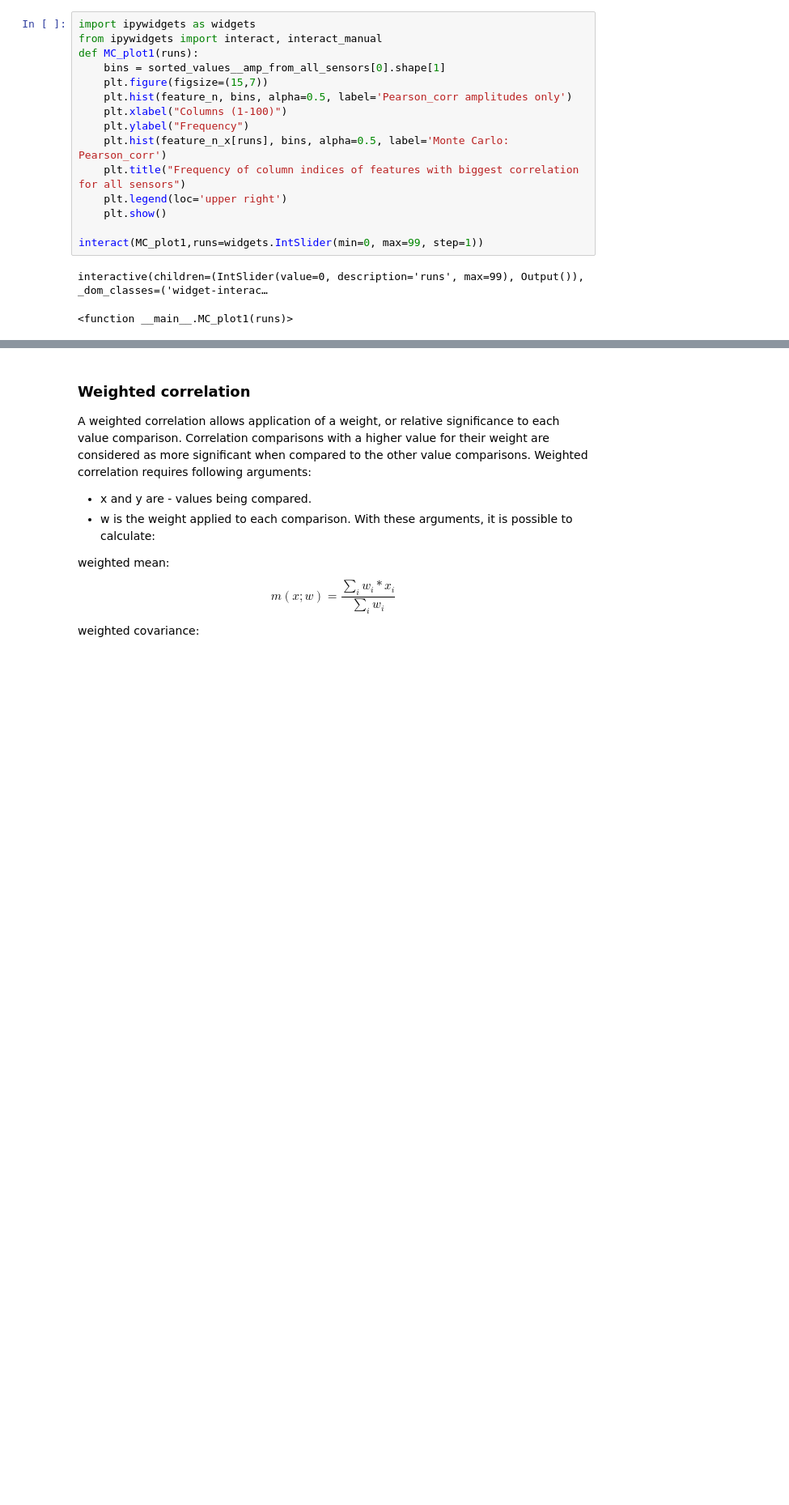
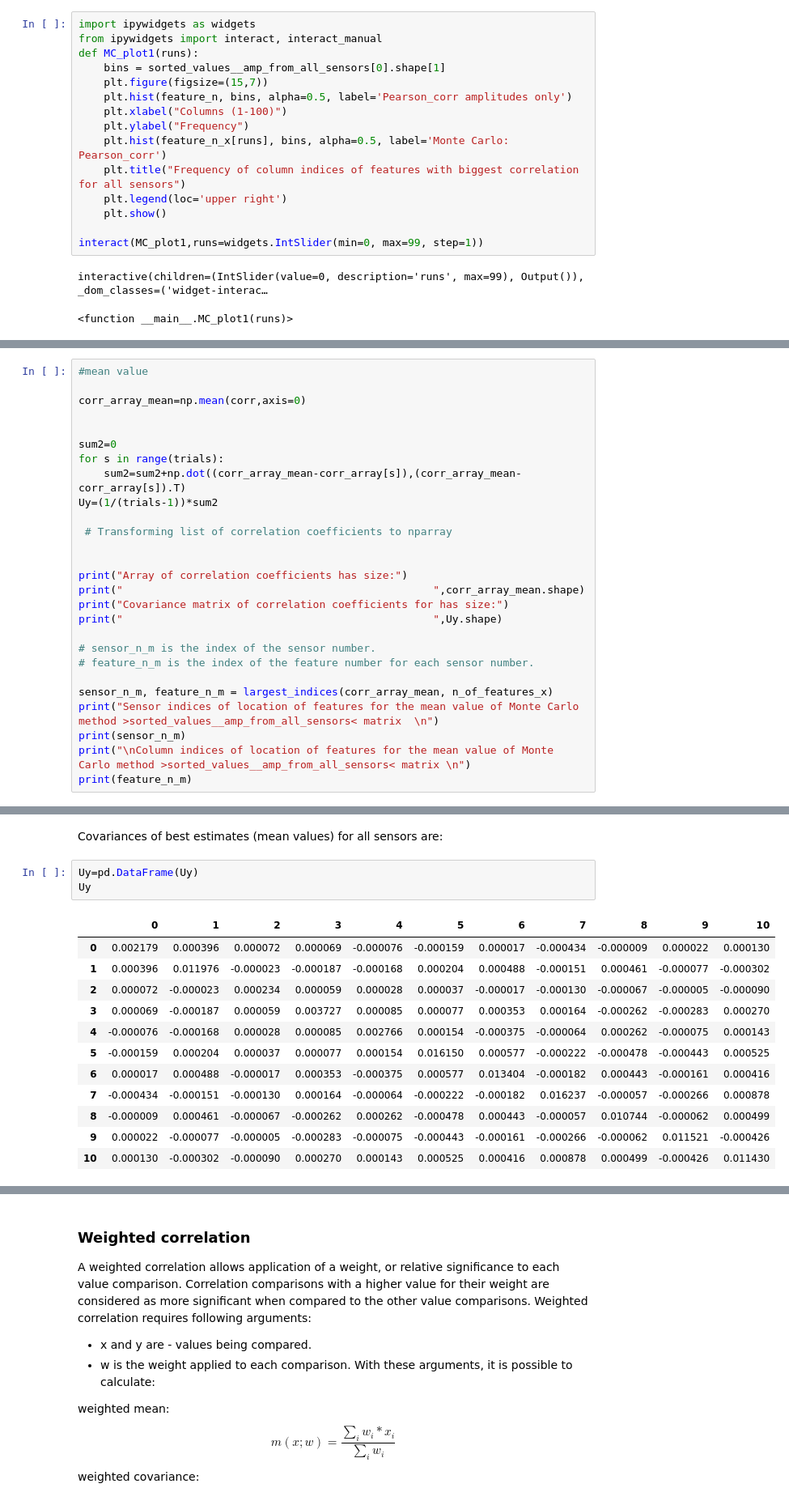
Before and after one commit to ehlimana/ZEMA-machine-learing-tutorials-uncertainty-evaluation, a Jupyter notebook: 3_Feature_selection.ipynb, the cells around one changed output, grey strips where cells are left out. Shown at 81% size. Cells and saved outputs as stored; diff of their text form; blank space fills up the shorter version.

```diff
--- a/3_Feature_selection.ipynb
+++ b/3_Feature_selection.ipynb
@@ -564,0 +580,27 @@ interactive(children=(IntSlider(value=0, description='runs', max=99), Output()),
+# %%
+#mean value
+
+corr_array_mean=np.mean(corr,axis=0)
+
+
+sum2=0
+for s in range(trials):
+    sum2=sum2+np.dot((corr_array_mean-corr_array[s]),(corr_array_mean-corr_array[s]).T)
+Uy=(1/(trials-1))*sum2
+
+ # Transforming list of correlation coefficients to nparray
+
+
+print("Array of correlation coefficients has size:")
+print("                                                 ",corr_array_mean.shape)
+print("Covariance matrix of correlation coefficients for has size:")
+print("                                                 ",Uy.shape)
+
+# sensor_n_m is the index of the sensor number.
+# feature_n_m is the index of the feature number for each sensor number.
+
+sensor_n_m, feature_n_m = largest_indices(corr_array_mean, n_of_features_x)
+print("Sensor indices of location of features for the mean value of Monte Carlo method >sorted_values__amp_from_all_sensors< matrix  \n")
+print(sensor_n_m)
+print("\nColumn indices of location of features for the mean value of Monte Carlo method >sorted_values__amp_from_all_sensors< matrix \n")
+print(feature_n_m)
@@ -564,0 +625,18 @@ interactive(children=(IntSlider(value=0, description='runs', max=99), Output()),
+# %% [markdown]
+Covariances of best estimates (mean values) for all sensors are:
+# %%
+Uy=pd.DataFrame(Uy)
+Uy
+# %% [output]
+|  | 0 | 1 | 2 | 3 | 4 | 5 | 6 | 7 | 8 | 9 | 10 |
+| 0 | 0.002179 | 0.000396 | 0.000072 | 0.000069 | -0.000076 | -0.000159 | 0.000017 | -0.000434 | -0.000009 | 0.000022 | 0.000130 |
+| 1 | 0.000396 | 0.011976 | -0.000023 | -0.000187 | -0.000168 | 0.000204 | 0.000488 | -0.000151 | 0.000461 | -0.000077 | -0.000302 |
+| 2 | 0.000072 | -0.000023 | 0.000234 | 0.000059 | 0.000028 | 0.000037 | -0.000017 | -0.000130 | -0.000067 | -0.000005 | -0.000090 |
+| 3 | 0.000069 | -0.000187 | 0.000059 | 0.003727 | 0.000085 | 0.000077 | 0.000353 | 0.000164 | -0.000262 | -0.000283 | 0.000270 |
+| 4 | -0.000076 | -0.000168 | 0.000028 | 0.000085 | 0.002766 | 0.000154 | -0.000375 | -0.000064 | 0.000262 | -0.000075 | 0.000143 |
+| 5 | -0.000159 | 0.000204 | 0.000037 | 0.000077 | 0.000154 | 0.016150 | 0.000577 | -0.000222 | -0.000478 | -0.000443 | 0.000525 |
+| 6 | 0.000017 | 0.000488 | -0.000017 | 0.000353 | -0.000375 | 0.000577 | 0.013404 | -0.000182 | 0.000443 | -0.000161 | 0.000416 |
+| 7 | -0.000434 | -0.000151 | -0.000130 | 0.000164 | -0.000064 | -0.000222 | -0.000182 | 0.016237 | -0.000057 | -0.000266 | 0.000878 |
+| 8 | -0.000009 | 0.000461 | -0.000067 | -0.000262 | 0.000262 | -0.000478 | 0.000443 | -0.000057 | 0.010744 | -0.000062 | 0.000499 |
+| 9 | 0.000022 | -0.000077 | -0.000005 | -0.000283 | -0.000075 | -0.000443 | -0.000161 | -0.000266 | -0.000062 | 0.011521 | -0.000426 |
+| 10 | 0.000130 | -0.000302 | -0.000090 | 0.000270 | 0.000143 | 0.000525 | 0.000416 | 0.000878 | 0.000499 | -0.000426 | 0.011430 |
```
Also changed, not shown: parts of 20 cells of this notebook.
